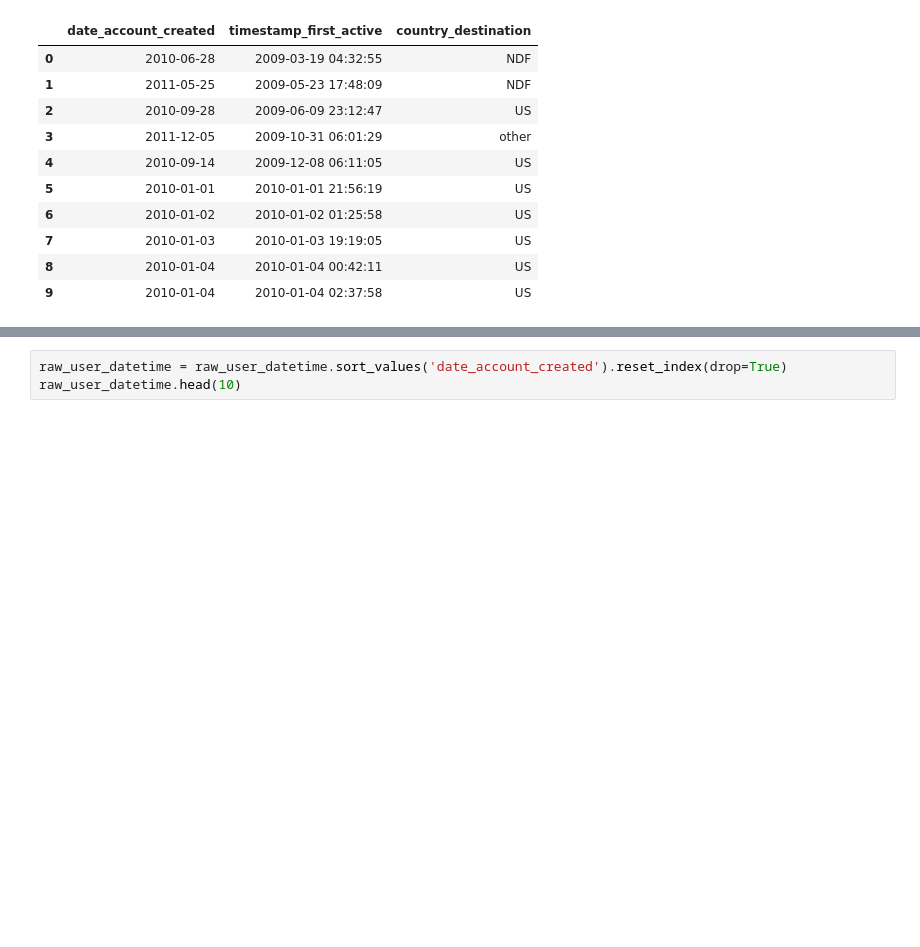
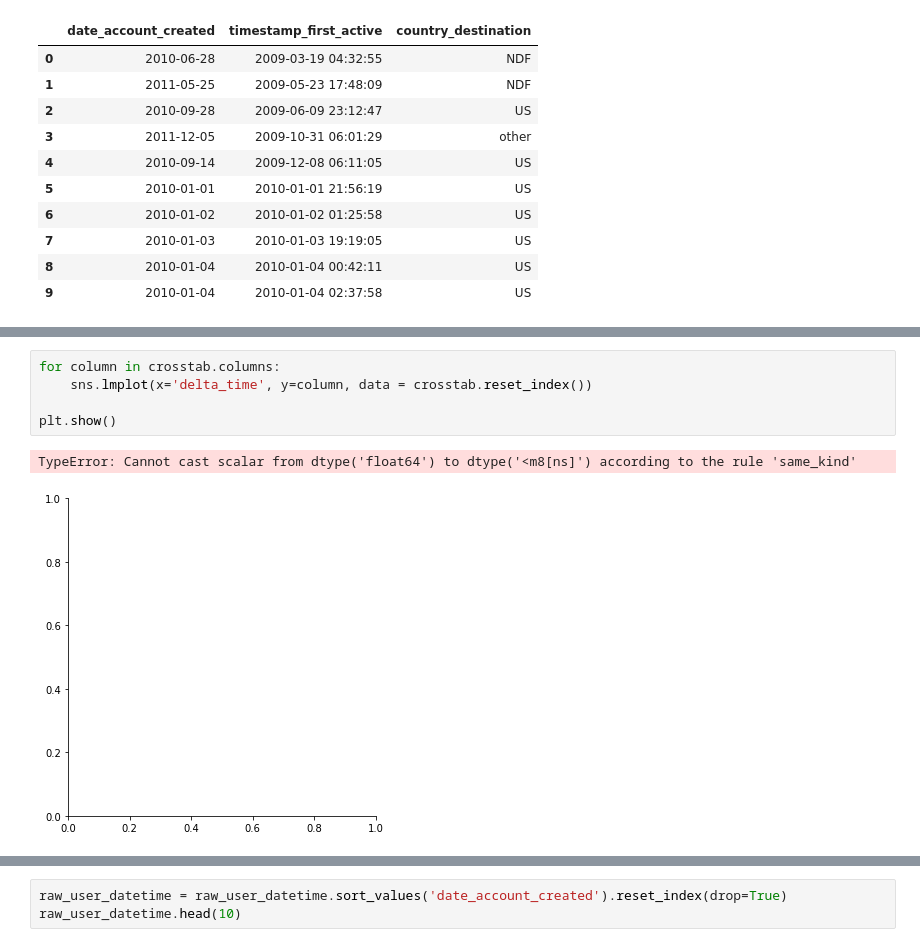
Before and after one commit to khanhduyn/coderschool_ml_jul18, a Jupyter notebook: kaggle/airbnb/kaggle_airbnb.ipynb, the cells around one changed output, grey strips where cells are left out. Saved outputs shown, nothing was run; the diff lists cells and outputs as text; blank space fills up the shorter version.

```diff
--- a/kaggle/airbnb/kaggle_airbnb.ipynb
+++ b/kaggle/airbnb/kaggle_airbnb.ipynb
@@ -191,0 +212,8 @@ raw_user_datetime.head(10)
+# %%
+for column in crosstab.columns:
+    sns.lmplot(x='delta_time', y=column, data = crosstab.reset_index())
+
+plt.show()
+# %% [output]
+TypeError: Cannot cast scalar from dtype('float64') to dtype('<m8[ns]') according to the rule 'same_kind'
+[figure, added]
```
Also changed, not shown: parts of 10 cells of this notebook.
